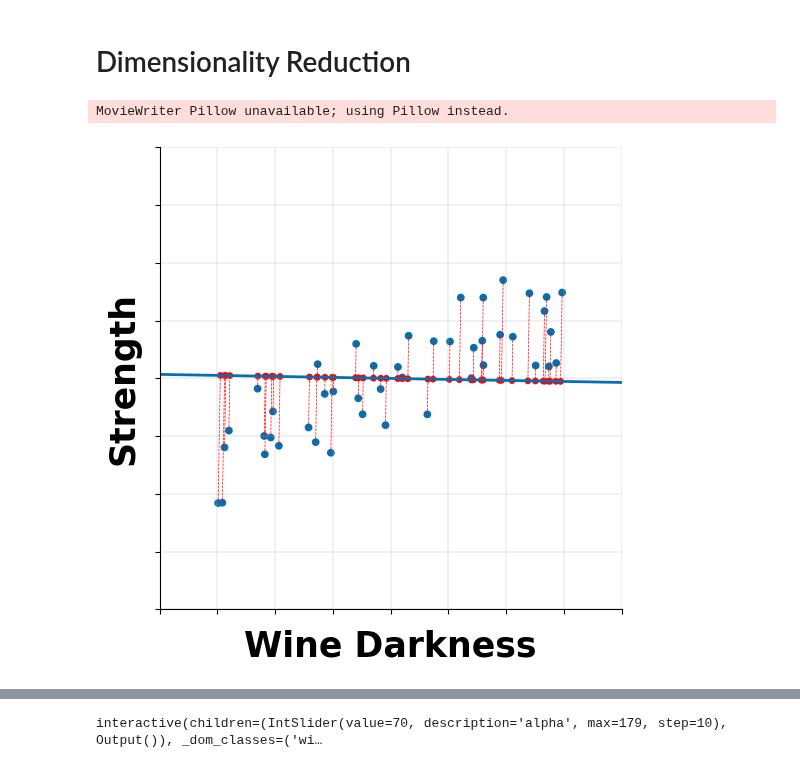
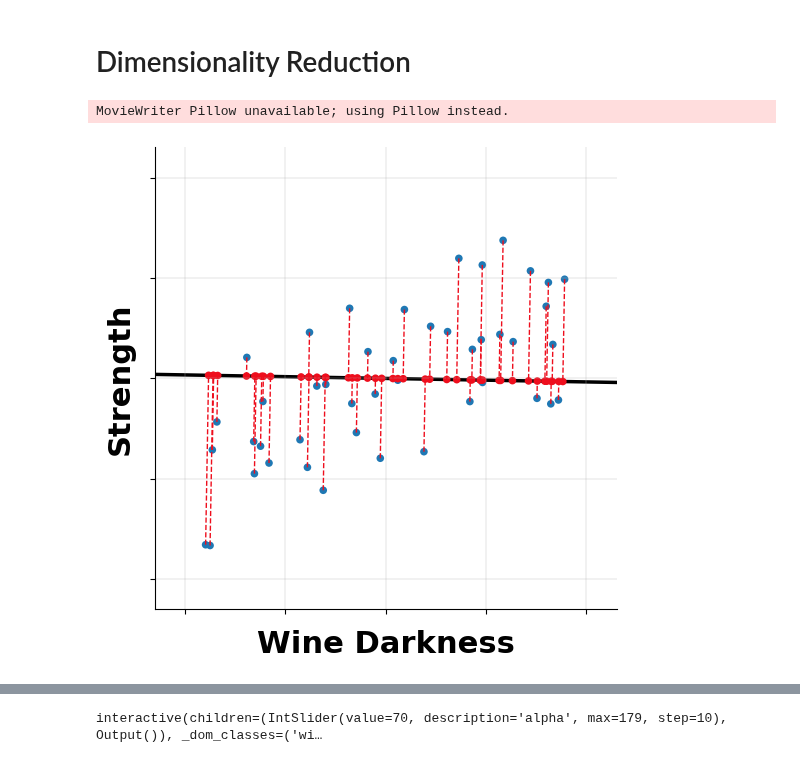
Before and after one commit to comp-neural-circuits/intro-to-comp-neuro, a Jupyter notebook: notebooks/Exc_10/notebook_10.ipynb, the cells around one changed output, grey strips where cells are left out. Saved outputs shown, nothing was run; the diff lists cells and outputs as text; code cells hidden in the pictures.

```diff
--- a/notebooks/Exc_10/notebook_10.ipynb
+++ b/notebooks/Exc_10/notebook_10.ipynb
@@ -19,20 +19,20 @@ plt.style.use("https://github.com/comp-neural-circuits/intro-to-comp-neuro/raw/d
 # %%
 np.random.seed(12)
 
-X = -0.75 + np.random.rand(45)*1.5
-Y = 0.42*X + (-0.5 + np.random.rand(45))*0.5
+X = -0.9 + np.random.rand(45)*1.8
+Y = 0.42*X + (-0.5 + np.random.rand(45))
 
 fig, ax = plt.subplots()
-ax.scatter(X,Y)
+ax.scatter(X,Y, c = '#1f78b4', s=30)
 ax.set(
-    xlim = [-1,1],
-    ylim = [-1,1],
+    xlim = [-1.15,1.15],
+    ylim = [-1.15,1.15],
     xticklabels = [],
     yticklabels = [],
     xlabel = 'Wine Darkness',
     ylabel = 'Strength');
-ax.yaxis.label.set_size(25)
-ax.xaxis.label.set_size(25)
+ax.yaxis.label.set_size(22)
+ax.xaxis.label.set_size(22)
 ax.set_box_aspect(1)
 
 
@@ -41,18 +41,18 @@ x = 2
 
 theta  = np.pi*10/360.
 alpha = np.tan(theta)
-x_line = np.linspace(-1,1)
+x_line = np.linspace(-1.4,1.4)
 
 
-line_plot, = ax.plot(x_line,alpha*x_line)
+line_plot, = ax.plot(x_line,alpha*x_line, linewidth = 2.5, color = 'k', zorder=-10)
 line_plots = []
 scatter_plots = []
 for xx,yy in zip(X,Y):
         v = np.array([1, alpha])
         projection = np.array([xx,yy])@v.T/(v.T@v)*v
-        dummy, = ax.plot([xx,projection[0]],[yy,projection[1]], 'r',linewidth=0.5, linestyle = '--' )
+        dummy, = ax.plot([xx,projection[0]],[yy,projection[1]], c='#EE0E1D',linewidth=1, linestyle = '--' )
         line_plots.append(dummy)
-        scatter_plots.append(ax.scatter(*projection, c='r',s=24))
+        scatter_plots.append(ax.scatter(*projection, c='#EE0E1D',s=30))
 
 
 
@@ -65,35 +65,32 @@ def animate(i):
     alpha = 2*np.pi*i/360.
     a = np.tan(alpha)
     line_plot.set_ydata(a*x_line)
 
 
     v = np.array([1, a])
 
 
     for jj, (xx,yy) in enumerate(zip(X,Y)):
 
         projection = np.array([xx,yy])@v.T/(v.T@v)*v
         line_plots[jj].set_ydata([yy,projection[1]])
         line_plots[jj].set_xdata([xx,projection[0]])
         scatter_plots[jj].set_offsets(projection)
 
 
         line_plots.append(dummy)
 
     return line_plots
-#     fig.canvas.draw()
-#     fig.canvas.flush_events()
-#     print(line_plot)
 
 # Init only required for blitting to give a clean slate.
 def init():
     line_plot.set_ydata(np.ma.array(x_line, mask=True))
     return line_plot,
 
 
 ani = FuncAnimation(fig, animate, np.linspace(0, 179,360), init_func=init,
                               interval=25, blit=True)
-ani.save('animation.gif', writer='Pillow', fps=60)
+ani.save('animation.gif', writer='Pillow', fps=24)
 # %% [output]
 MovieWriter Pillow unavailable; using Pillow instead.
-[figure, old version]
+[figure, new version]
```
Also changed, not shown: parts of 2 cells of this notebook, 1 other file.
